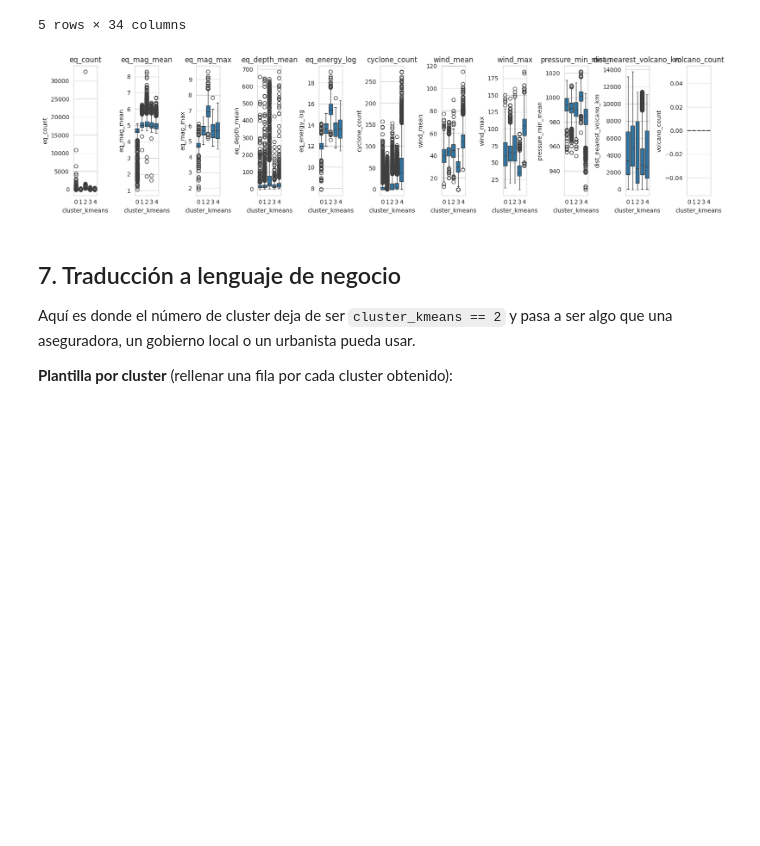
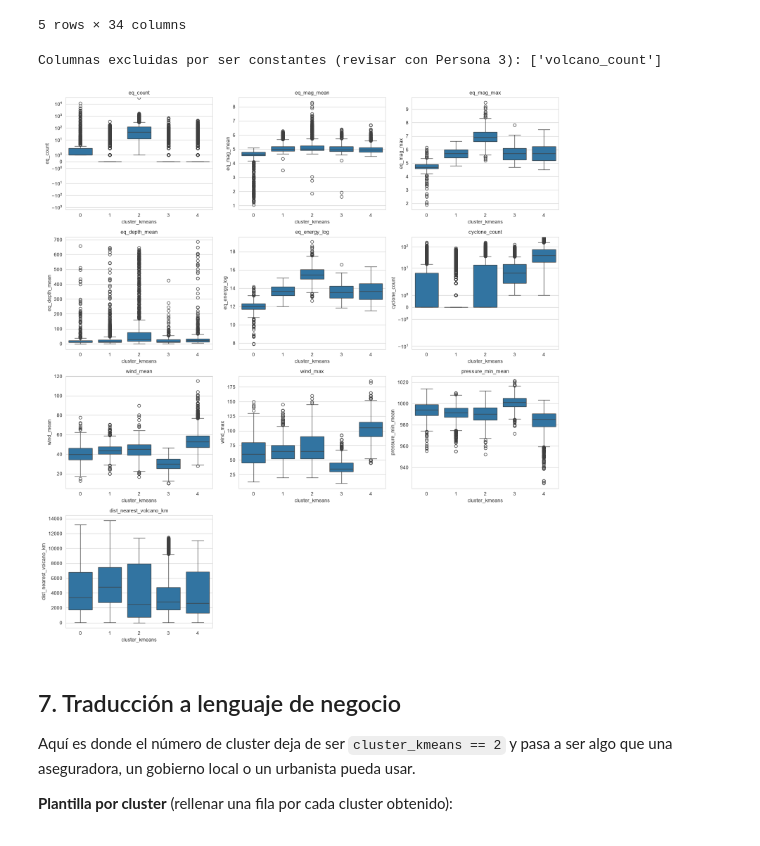
Before and after one commit to garciaguadalupevanessa-bit/Anexo_Risk, a Jupyter notebook: notebooks/06_evaluacion_estabilidad.ipynb, the cells around one changed output. Cells and saved outputs as stored; diff of their text form; code cells hidden in the pictures; blank space fills up the shorter version.

Commit message:
fix: improve cluster profile boxplots (grid layout, symlog scale, drop constant volcano_count column)

```diff
--- a/notebooks/06_evaluacion_estabilidad.ipynb
+++ b/notebooks/06_evaluacion_estabilidad.ipynb
@@ -294,14 +294,37 @@ cluster_profile
 | 4 | 5.462321 | 0.0 | 26.586117 | 5.018009 | 4.933035 | 0.341780 | 5.726872 | 5.710 | 0.670996 | ... |
 5 rows × 34 columns
 # %%
-fig, axes = plt.subplots(1, len(FEATURE_COLS), figsize=(16, 4), sharey=False)
-for ax, col in zip(axes, FEATURE_COLS):
+# Detecta y excluye columnas constantes automáticamente (no hay nada que graficar
+# en un boxplot si todos los valores son iguales — y avisa por qué, para tu reporte).
+plot_cols = [c for c in FEATURE_COLS if df[c].nunique() > 1]
+dropped_cols = [c for c in FEATURE_COLS if c not in plot_cols]
+if dropped_cols:
+    print(f"Columnas excluidas por ser constantes (revisar con Persona 3): {dropped_cols}")
+
+# Columnas con distribución muy sesgada (pocos valores altísimos, muchos ceros)
+# se ven mejor en escala logarítmica que en escala lineal.
+skewed_cols = ["eq_count", "cyclone_count"]
+
+n_cols = 3
+n_rows = int(np.ceil(len(plot_cols) / n_cols))
+fig, axes = plt.subplots(n_rows, n_cols, figsize=(15, 4 * n_rows))
+axes = axes.flatten()
+
+for ax, col in zip(axes, plot_cols):
     sns.boxplot(data=df, x="cluster_kmeans", y=col, ax=ax)
-    ax.set_title(col)
+    ax.set_title(col, fontsize=11)
+    if col in skewed_cols:
+        ax.set_yscale("symlog")  # symlog admite el 0, a diferencia de log normal
+
+# Apaga los paneles vacíos que quedan si el grid no cierra exacto
+for ax in axes[len(plot_cols):]:
+    ax.axis("off")
+
 plt.tight_layout()
 plt.show()
 # %% [output]
+Columnas excluidas por ser constantes (revisar con Persona 3): ['volcano_count']
-[figure, old version]
+[figure, new version]
 # %% [markdown]
 ## 7. Traducción a lenguaje de negocio
 
```
Also changed, not shown: parts of 3 cells of this notebook.
